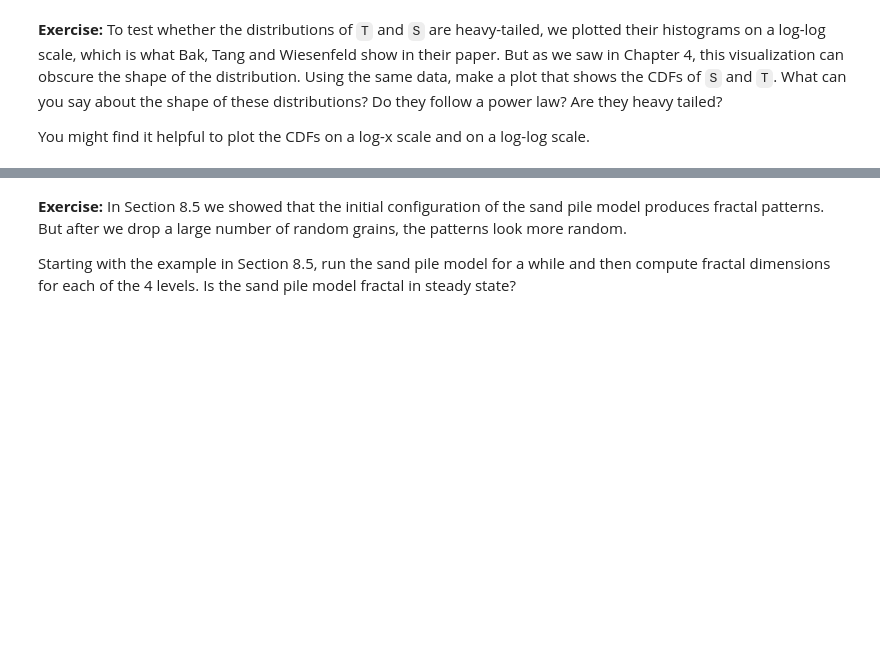
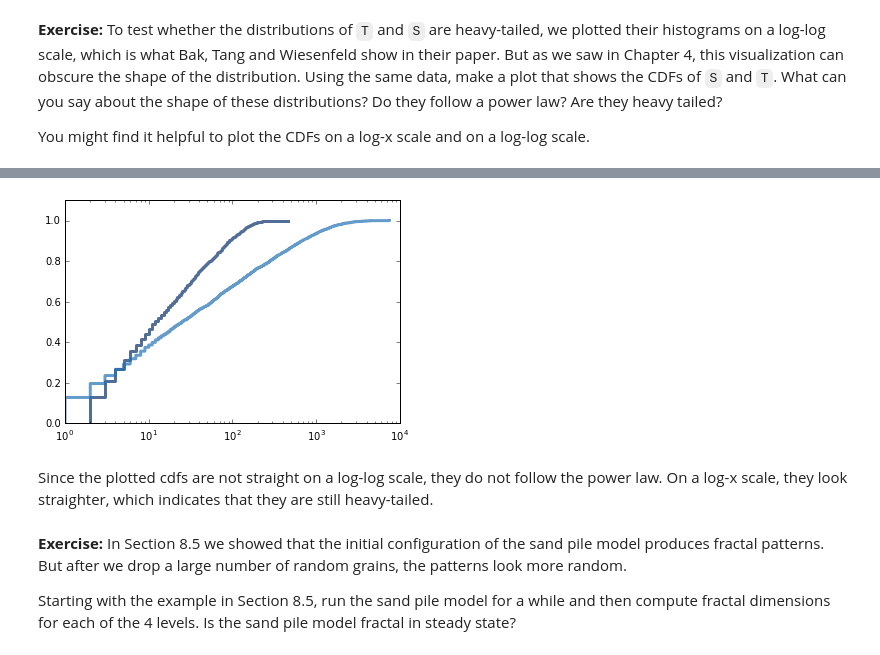
Before and after one commit to AllenDowney/ThinkComplexity2, a Jupyter notebook: code/chap08.ipynb, the cells around one changed output, grey strips where cells are left out. Cells and saved outputs as stored; diff of their text form; code cells hidden in the pictures; blank space fills up the shorter version.

```diff
--- a/code/chap08.ipynb
+++ b/code/chap08.ipynb
@@ -412,3 +418,13 @@ You might find it helpful to plot the CDFs on a log-x scale and on a log-log sca
+# %%
+thinkplot.cdf(t_cdf)
+thinkplot.cdf(s_cdf)
+thinkplot.config(ylim = [0, 1.1],
+                 xscale = "log"
+                )
+# %% [output]
+[figure, added]
+# %% [markdown]
+Since the plotted cdfs are not straight on a log-log scale, they do not follow the power law. On a log-x scale, they look straighter, which indicates that they are still heavy-tailed.
 # %% [markdown]
 **Exercise:** In Section 8.5 we showed that the initial configuration of the sand pile model produces fractal patterns.  But after we drop a large number of random grains, the patterns look more random.
 
```
Also changed, not shown: parts of 16 cells of this notebook, 6 other files.
